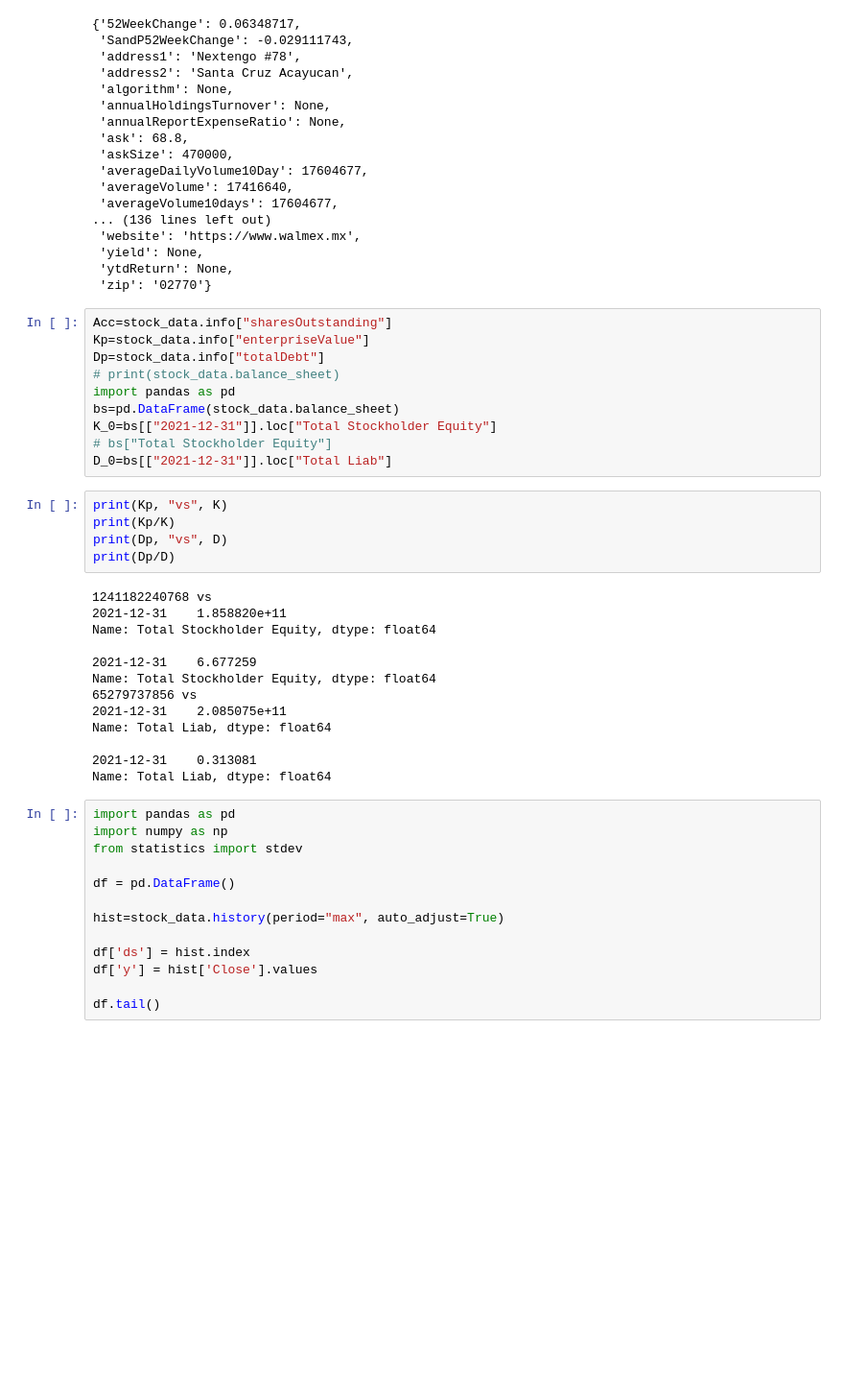
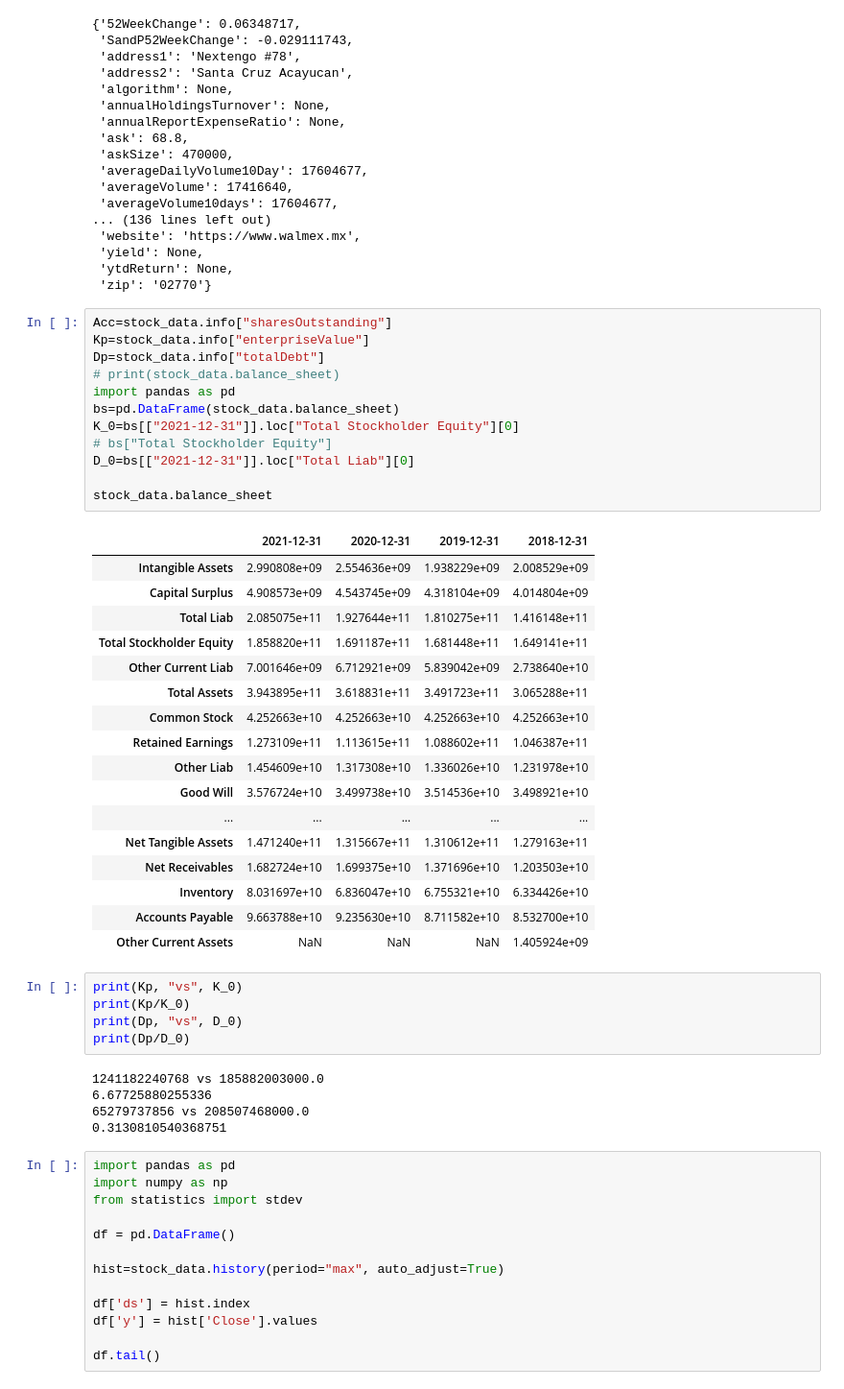
Before and after one commit to pikey-msc/RiesgosFinancieros, a Jupyter notebook: 2022-2/Insumos/Merton_KMV_py.ipynb, the cells around one changed output. Shown at 96% size. Drawn from its saved outputs; the diff is of its cells as text; blank space fills up the shorter version.

```diff
--- a/2022-2/Insumos/Merton_KMV_py.ipynb
+++ b/2022-2/Insumos/Merton_KMV_py.ipynb
@@ -50,31 +50,43 @@ stock_data.info
 # %%
 Acc=stock_data.info["sharesOutstanding"]
 Kp=stock_data.info["enterpriseValue"]
 Dp=stock_data.info["totalDebt"]
 # print(stock_data.balance_sheet)
 import pandas as pd
 bs=pd.DataFrame(stock_data.balance_sheet)
-K_0=bs[["2021-12-31"]].loc["Total Stockholder Equity"]
+K_0=bs[["2021-12-31"]].loc["Total Stockholder Equity"][0]
 # bs["Total Stockholder Equity"]
-D_0=bs[["2021-12-31"]].loc["Total Liab"]
+D_0=bs[["2021-12-31"]].loc["Total Liab"][0]
+
+stock_data.balance_sheet
+# %% [output]
+|  | 2021-12-31 | 2020-12-31 | 2019-12-31 | 2018-12-31 |
+| Intangible Assets | 2.990808e+09 | 2.554636e+09 | 1.938229e+09 | 2.008529e+09 |
+| Capital Surplus | 4.908573e+09 | 4.543745e+09 | 4.318104e+09 | 4.014804e+09 |
+| Total Liab | 2.085075e+11 | 1.927644e+11 | 1.810275e+11 | 1.416148e+11 |
+| Total Stockholder Equity | 1.858820e+11 | 1.691187e+11 | 1.681448e+11 | 1.649141e+11 |
+| Other Current Liab | 7.001646e+09 | 6.712921e+09 | 5.839042e+09 | 2.738640e+10 |
+| Total Assets | 3.943895e+11 | 3.618831e+11 | 3.491723e+11 | 3.065288e+11 |
+| Common Stock | 4.252663e+10 | 4.252663e+10 | 4.252663e+10 | 4.252663e+10 |
+| Retained Earnings | 1.273109e+11 | 1.113615e+11 | 1.088602e+11 | 1.046387e+11 |
+| Other Liab | 1.454609e+10 | 1.317308e+10 | 1.336026e+10 | 1.231978e+10 |
+| Good Will | 3.576724e+10 | 3.499738e+10 | 3.514536e+10 | 3.498921e+10 |
+| ... | ... | ... | ... | ... |
+| Net Tangible Assets | 1.471240e+11 | 1.315667e+11 | 1.310612e+11 | 1.279163e+11 |
+| Net Receivables | 1.682724e+10 | 1.699375e+10 | 1.371696e+10 | 1.203503e+10 |
+| Inventory | 8.031697e+10 | 6.836047e+10 | 6.755321e+10 | 6.334426e+10 |
+| Accounts Payable | 9.663788e+10 | 9.235630e+10 | 8.711582e+10 | 8.532700e+10 |
+| Other Current Assets | NaN | NaN | NaN | 1.405924e+09 |
 # %%
-print(Kp, "vs", K)
-print(Kp/K)
-print(Dp, "vs", D)
-print(Dp/D)
+print(Kp, "vs", K_0)
+print(Kp/K_0)
+print(Dp, "vs", D_0)
+print(Dp/D_0)
 # %% [output]
-1241182240768 vs
-2021-12-31    1.858820e+11
-Name: Total Stockholder Equity, dtype: float64
-
-2021-12-31    6.677259
-Name: Total Stockholder Equity, dtype: float64
-65279737856 vs
-2021-12-31    2.085075e+11
-Name: Total Liab, dtype: float64
-
-2021-12-31    0.313081
-Name: Total Liab, dtype: float64
+1241182240768 vs 185882003000.0
+6.67725880255336
+65279737856 vs 208507468000.0
+0.3130810540368751
 # %%
 import pandas as pd
 import numpy as np
```
Also changed, not shown: parts of 4 cells of this notebook.
